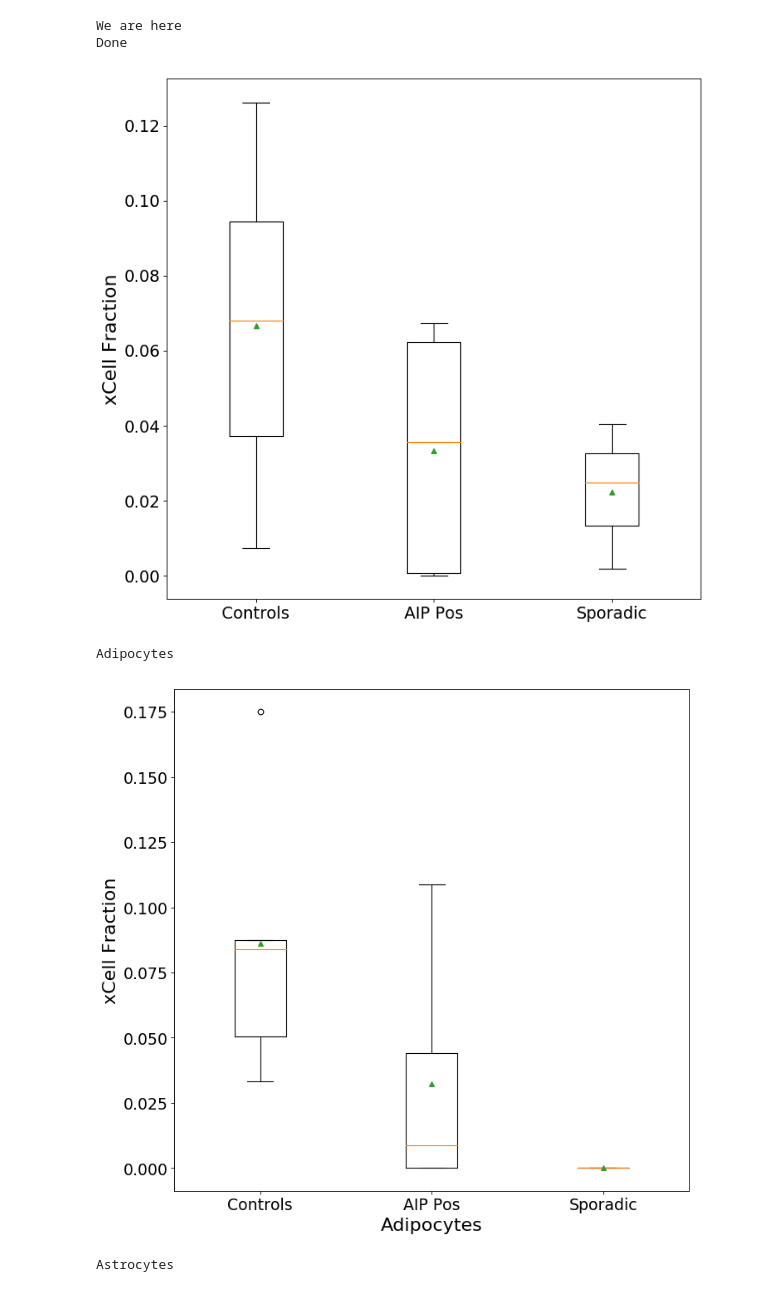
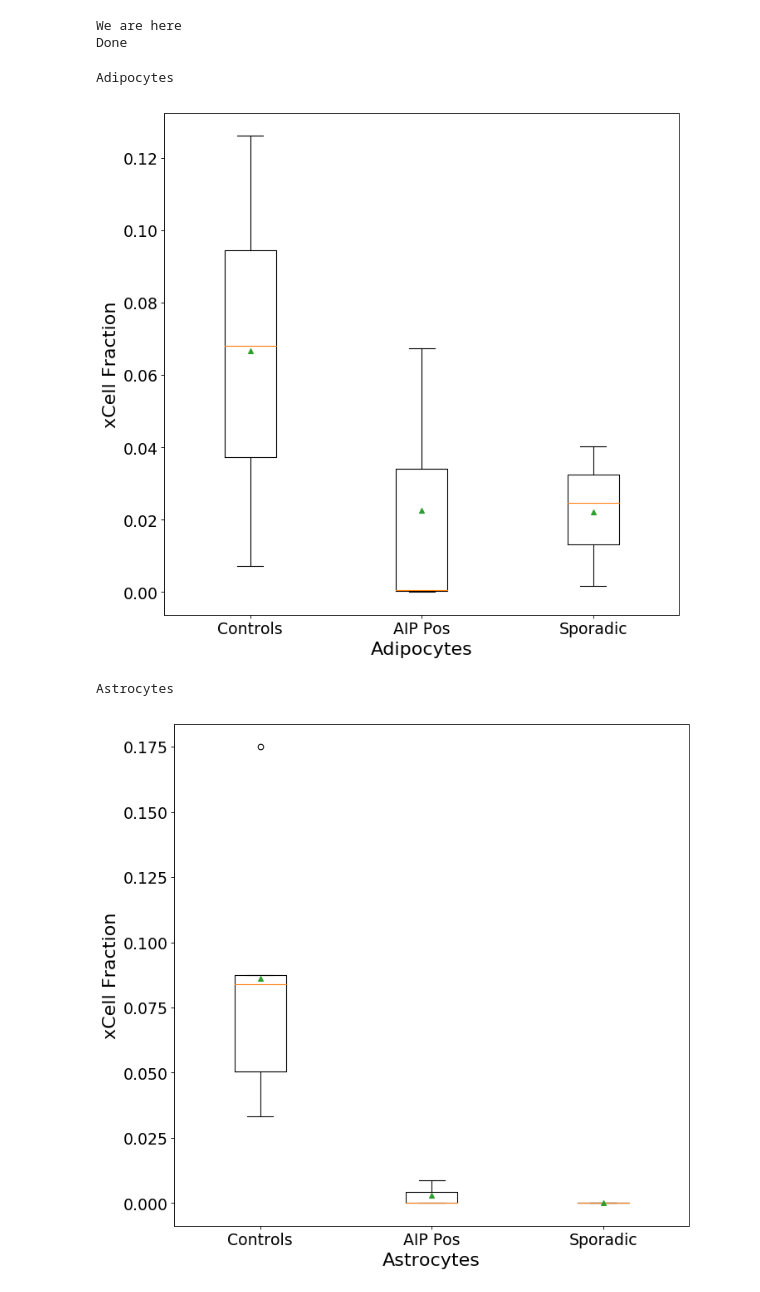
Before and after one commit to SherineAwad/EndocrineNotebooks, a Jupyter notebook: microarray_deconv.ipynb, the cells around one changed output. Drawn from its saved outputs; the diff is of its cells as text; code cells hidden in the pictures.

```diff
--- a/microarray_deconv.ipynb
+++ b/microarray_deconv.ipynb
@@ -163,42 +163,42 @@ Done
 # %%
 data =np.loadtxt("xcell_results_all.txt", delimiter='\t', skiprows=1,usecols=range(1,22))
 
-cells=['','Adipocytes','Astrocytes','B-cells','Basophils','CD4+ T-cells','CD4+ Tcm','CD4+ Tem','CD4+ memory T-cells', \
+cells=['Adipocytes','Astrocytes','B-cells','Basophils','CD4+ T-cells','CD4+ Tcm','CD4+ Tem','CD4+ memory T-cells', \
    'CD4+ naive T-cells','CD8+ T-cells','CD8+ Tcm','CD8+ Tem','CD8+ naive T-cells','CLP','CMP','Chondrocytes', \
    'Class-switched memory B-cells','DC','Endothelial cells','Eosinophils','Epithelial cells','Erythrocytes', \
    'Fibroblasts','GMP','HSC','Hepatocytes','Keratinocytes','MEP','MPP','MSC','Macrophages','Macrophages M1', \
    'Macrophages M2','Mast cells','Megakaryocytes','Melanocytes','Memory B-cells','Mesangial cells','Monocytes', \
    'Myocytes','NK cells','NKT','Neurons','Neutrophils','Osteoblast','Pericytes','Plasma cells','Platelets', \
    'Preadipocytes','Sebocytes','Skeletal muscle','Smooth muscle','Tgd cells','Th1 cells','Th2 cells','Tregs', \
    'aDC','cDC','iDC','Lymphatic Endothelial cells','Microvascular Endothelial cells','naive B-cells','pDC','pro B-cells']
 
 
 for j in range(0,64):
     cells_controls = []
     cells_aip_pos = []
     cells_sp = []
     cell  = data[j]
-    for i in range(0,5):
+    for i in range(0,3):
         cells_aip_pos.append(cell[i])
 
     for i in range(9,12):
         cells_sp.append(cell[i])
 
     for i in range(16,21):
         cells_controls.append(cell[i])
 
     plt.figure(figsize=(10,10), dpi= 80, facecolor='w', edgecolor='k')
     plt.boxplot ([cells_controls,cells_aip_pos,cells_sp], showmeans=True)
     plt.xticks([1,2,3], ['Controls', 'AIP Pos','Sporadic'])
     figname = cells[j]
     print(figname)
     plt.xlabel(figname,fontsize=20)
     plt.tick_params(labelsize = 17)
     plt.ylabel('xCell Fraction',fontsize=20)
     plt.savefig(figname+'.png')
     plt.show()
 # %% [output]
+Adipocytes
-[figure, old version]
+[figure, new version]
-Adipocytes
+Astrocytes
-[figure, old version]
+[figure, new version]
-Astrocytes
```
Also changed, not shown: parts of 2 cells of this notebook.
